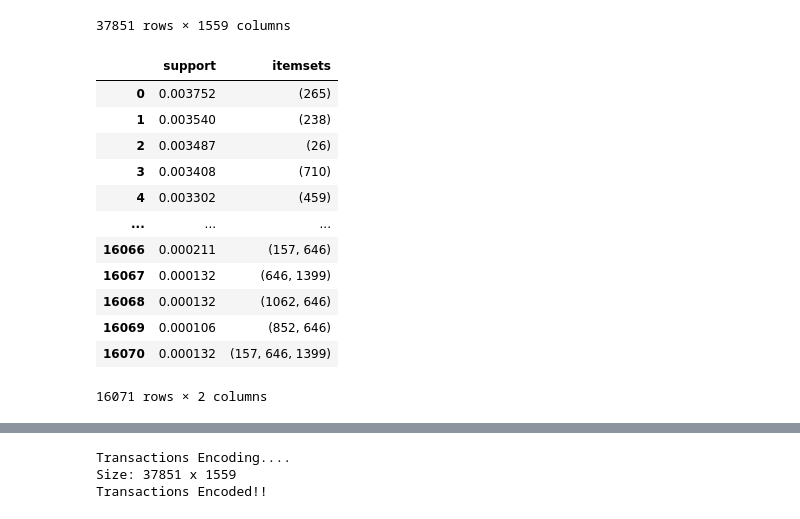
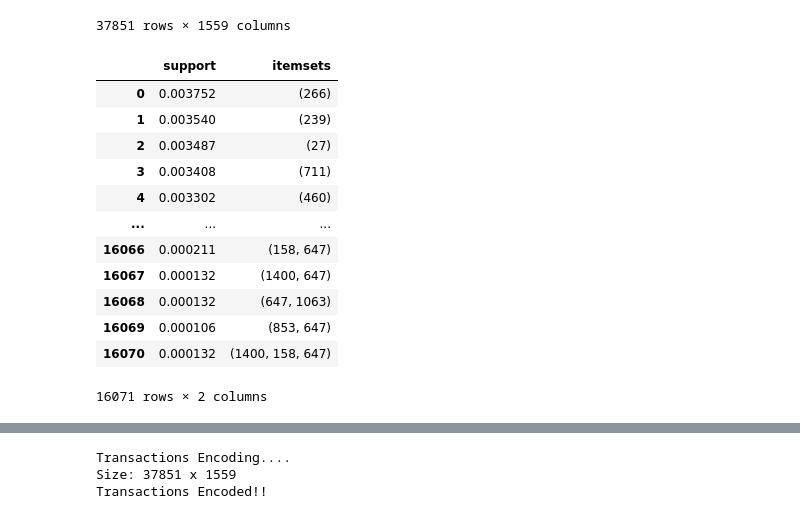
Before and after one commit to chang861224/DM_foodmart, a Jupyter notebook: DM_Assign1.ipynb, the cells around one changed output, grey strips where cells are left out. Saved outputs shown, nothing was run; the diff lists cells and outputs as text; code cells hidden in the pictures.

```diff
--- a/DM_Assign1.ipynb
+++ b/DM_Assign1.ipynb
@@ -64,22 +64,22 @@ df
 # %%
 from mlxtend.frequent_patterns import fpgrowth, apriori
 import numpy as np
 
-frequent_itemsets = fpgrowth(df, min_support=0.0001)
+frequent_itemsets = fpgrowth(df, min_support=0.0001, use_colnames=True)
 frequent_itemsets
 # %% [output]
 |  | support | itemsets |
-| 0 | 0.003752 | (265) |
-| 1 | 0.003540 | (238) |
-| 2 | 0.003487 | (26) |
-| 3 | 0.003408 | (710) |
-| 4 | 0.003302 | (459) |
+| 0 | 0.003752 | (266) |
+| 1 | 0.003540 | (239) |
+| 2 | 0.003487 | (27) |
+| 3 | 0.003408 | (711) |
+| 4 | 0.003302 | (460) |
 | ... | ... | ... |
-| 16066 | 0.000211 | (157, 646) |
-| 16067 | 0.000132 | (646, 1399) |
-| 16068 | 0.000132 | (1062, 646) |
-| 16069 | 0.000106 | (852, 646) |
-| 16070 | 0.000132 | (157, 646, 1399) |
+| 16066 | 0.000211 | (158, 647) |
+| 16067 | 0.000132 | (1400, 647) |
+| 16068 | 0.000132 | (647, 1063) |
+| 16069 | 0.000106 | (853, 647) |
+| 16070 | 0.000132 | (1400, 158, 647) |
 16071 rows × 2 columns
 # %%
 from mlxtend.frequent_patterns import association_rules
```
Also changed, not shown: parts of 9 cells of this notebook, 3 other files.
